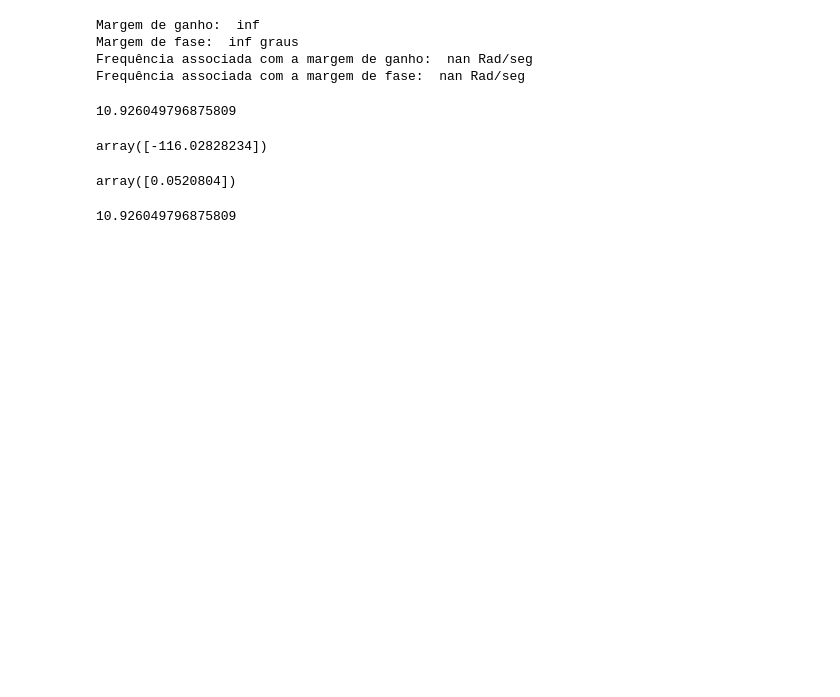
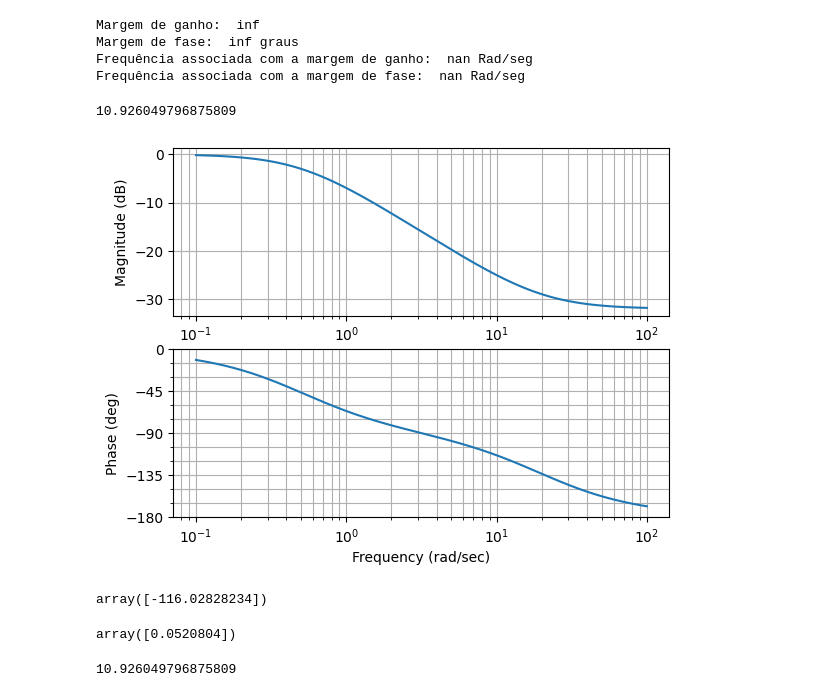
Before and after one commit to JoaoYukio/PCO119, a Jupyter notebook: Atividade 6/Atividade6.ipynb, the cells around one changed output. Drawn from its saved outputs; the diff is of its cells as text; code cells hidden in the pictures; blank space fills up the shorter version.

Commit message:
Updated atividade 6 and add images

```diff
--- a/Atividade 6/Atividade6.ipynb
+++ b/Atividade 6/Atividade6.ipynb
@@ -225,3 +223,7 @@ magJW, phase, omega = control.bode(Gw, dB =True,omega = ww, plot=False)
+# %%
+control.bode(Gw, dB =True);
+# %% [output]
+[figure, added]
 # %%
 phase * (180 / 3.14159265)
 # %% [output]
```
Also changed, not shown: parts of 32 cells of this notebook, 6 other files.
